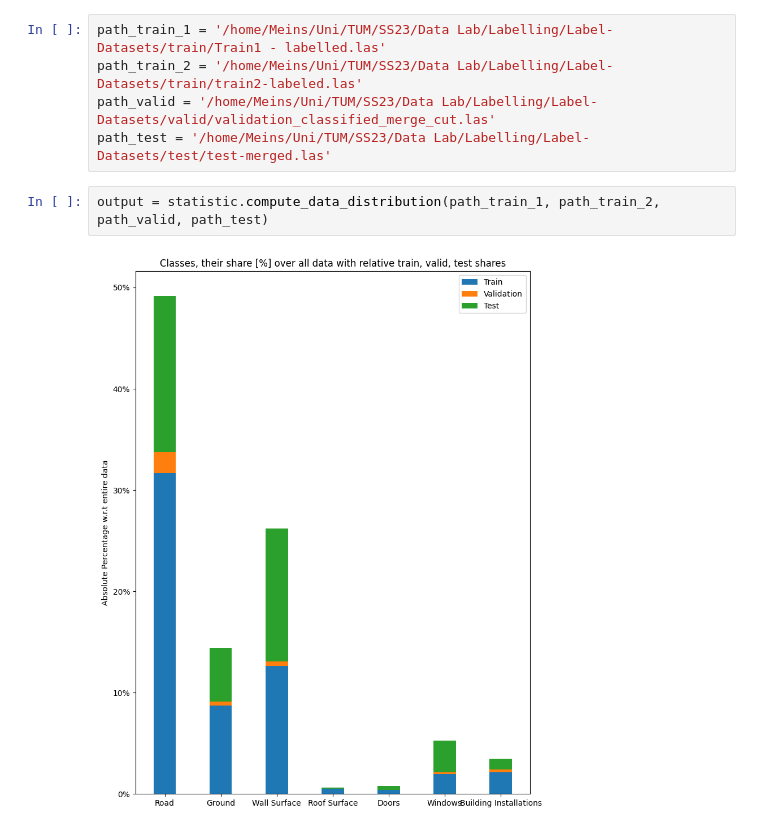
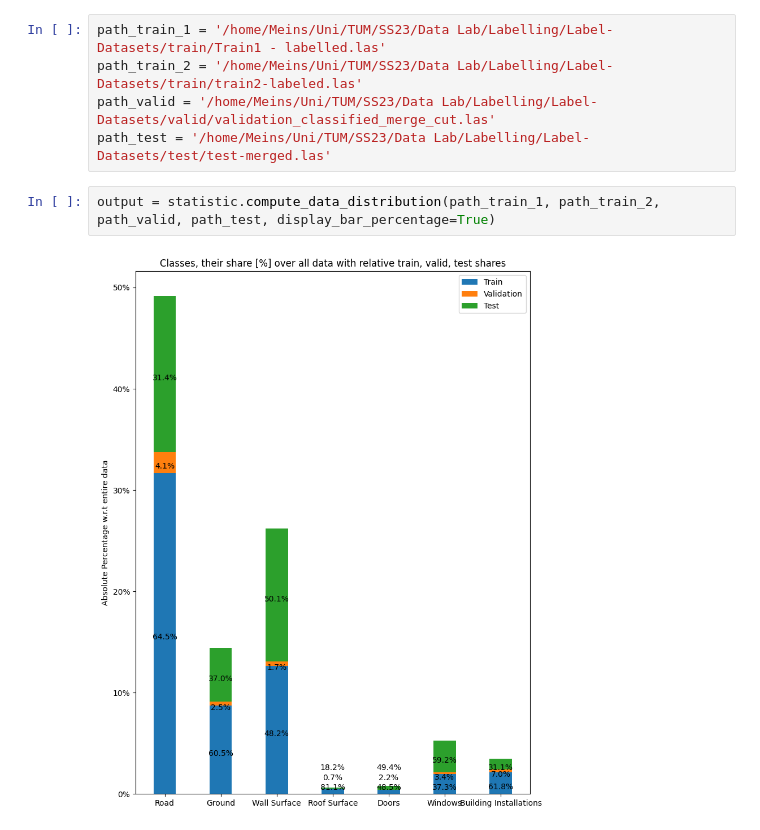
Before and after one commit to Madlab2/CloudMetrics, a Jupyter notebook: notebooks/metric_statistics.ipynb, the cells around one changed output. Saved outputs shown, nothing was run; the diff lists cells and outputs as text.

Commit message:
Added optional bar percentages in statistics image

```diff
--- a/notebooks/metric_statistics.ipynb
+++ b/notebooks/metric_statistics.ipynb
@@ -83,6 +87,6 @@ path_train_2 = '/home/Meins/Uni/TUM/SS23/Data Lab/Labelling/Label-Datasets/train
 path_valid = '/home/Meins/Uni/TUM/SS23/Data Lab/Labelling/Label-Datasets/valid/validation_classified_merge_cut.las'
 path_test = '/home/Meins/Uni/TUM/SS23/Data Lab/Labelling/Label-Datasets/test/test-merged.las'
 # %%
-output = statistic.compute_data_distribution(path_train_1, path_train_2, path_valid, path_test)
+output = statistic.compute_data_distribution(path_train_1, path_train_2, path_valid, path_test, display_bar_percentage=True)
 # %% [output]
-[figure, old version]
+[figure, new version]
```
Also changed, not shown: parts of 1 cell of this notebook, 1 other file.
